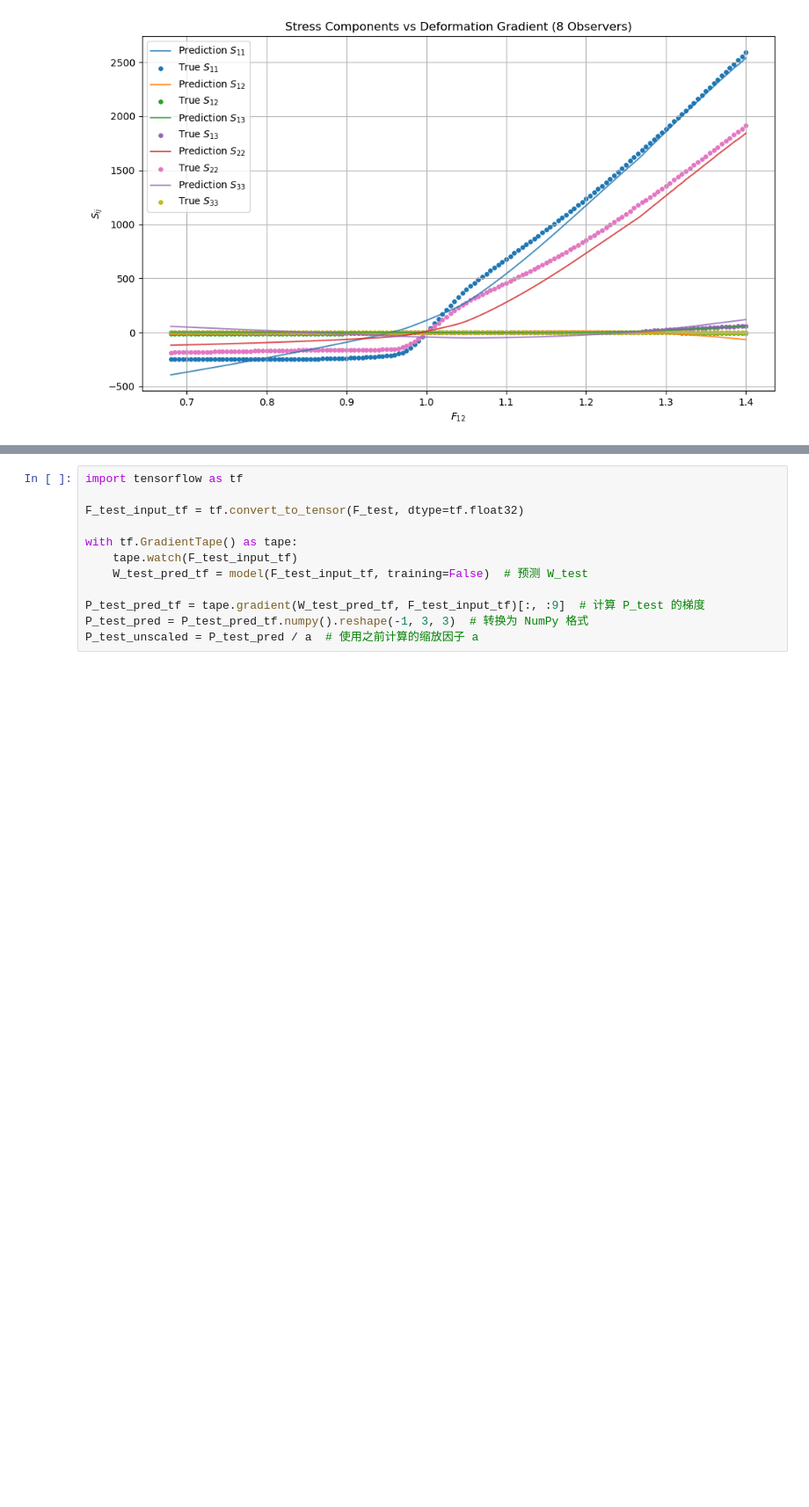
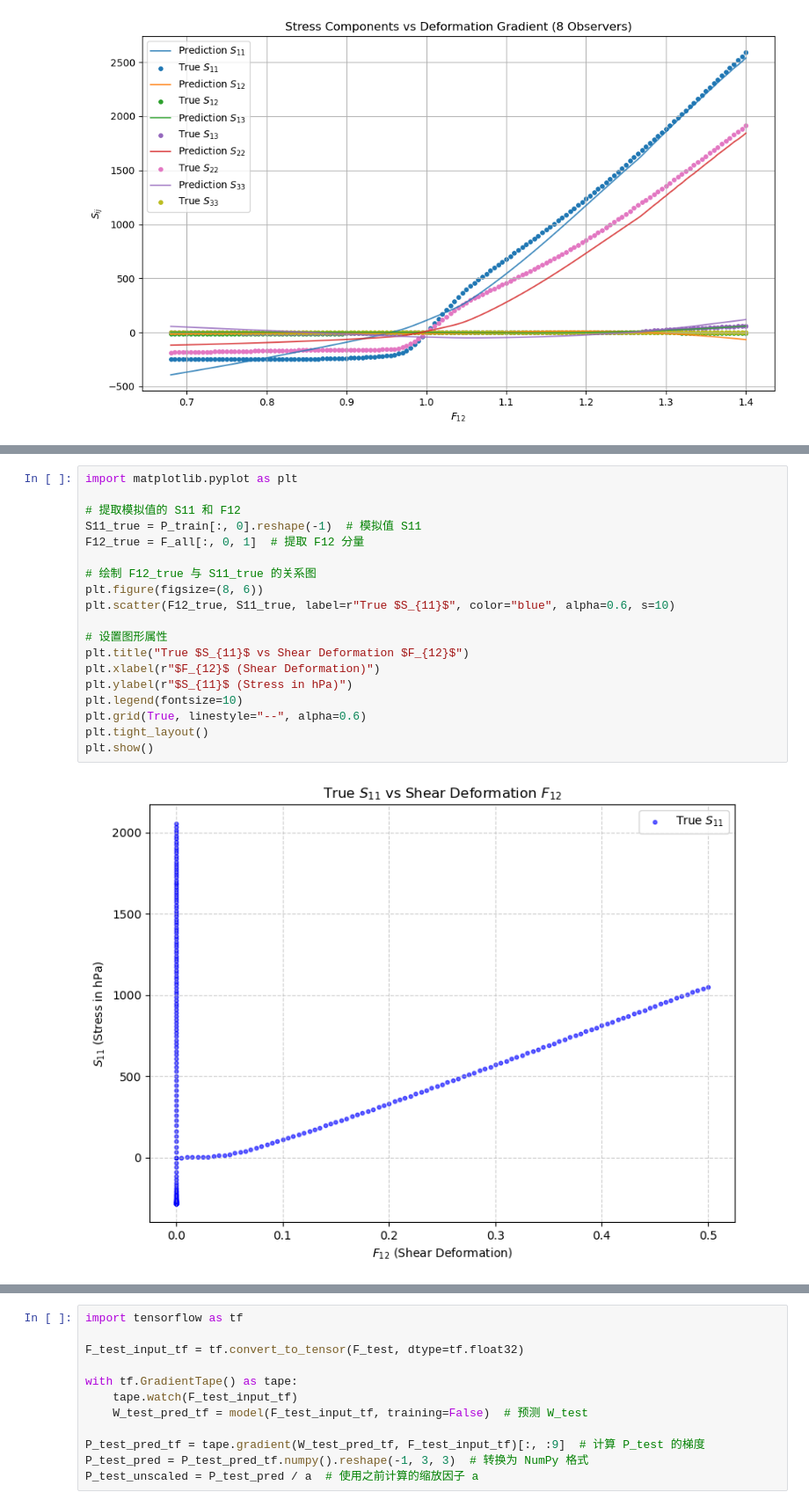
Before and after one commit to nanzemxx/TutorialMLinSolidMechanics, a Jupyter notebook: Task2_Group Xin and Huasen/train/Task5/main.ipynb, the cells around one changed output, grey strips where cells are left out. Shown at 88% size. Saved outputs shown, nothing was run; the diff lists cells and outputs as text; blank space fills up the shorter version.

```diff
--- a/Task2_Group Xin and Huasen/train/Task5/main.ipynb
+++ b/Task2_Group Xin and Huasen/train/Task5/main.ipynb
@@ -908,0 +968,21 @@ Epoch 1000/1000
+# %%
+import matplotlib.pyplot as plt
+
+# 提取模拟值的 S11 和 F12
+S11_true = P_train[:, 0].reshape(-1)  # 模拟值 S11
+F12_true = F_all[:, 0, 1]  # 提取 F12 分量
+
+# 绘制 F12_true 与 S11_true 的关系图
+plt.figure(figsize=(8, 6))
+plt.scatter(F12_true, S11_true, label=r"True $S_{11}$", color="blue", alpha=0.6, s=10)
+
+# 设置图形属性
+plt.title("True $S_{11}$ vs Shear Deformation $F_{12}$")
+plt.xlabel(r"$F_{12}$ (Shear Deformation)")
+plt.ylabel(r"$S_{11}$ (Stress in hPa)")
+plt.legend(fontsize=10)
+plt.grid(True, linestyle="--", alpha=0.6)
+plt.tight_layout()
+plt.show()
+# %% [output]
+[figure, added]
```
Also changed, not shown: parts of 8 cells of this notebook.
